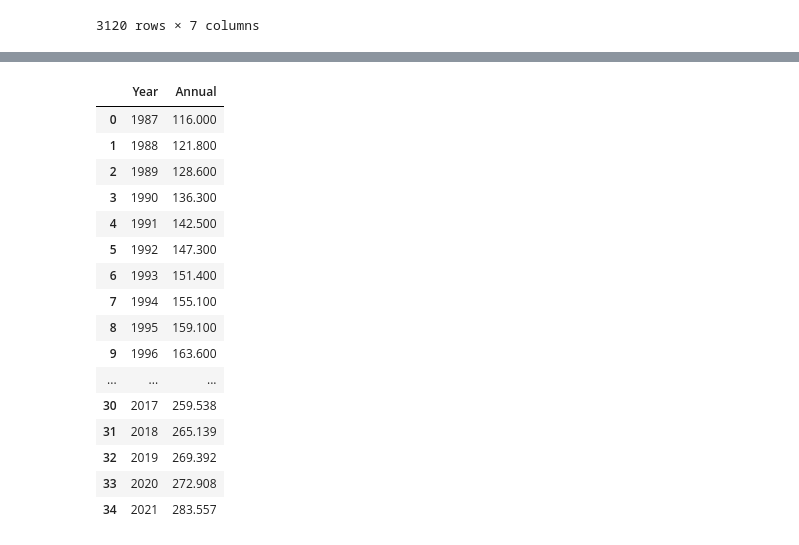
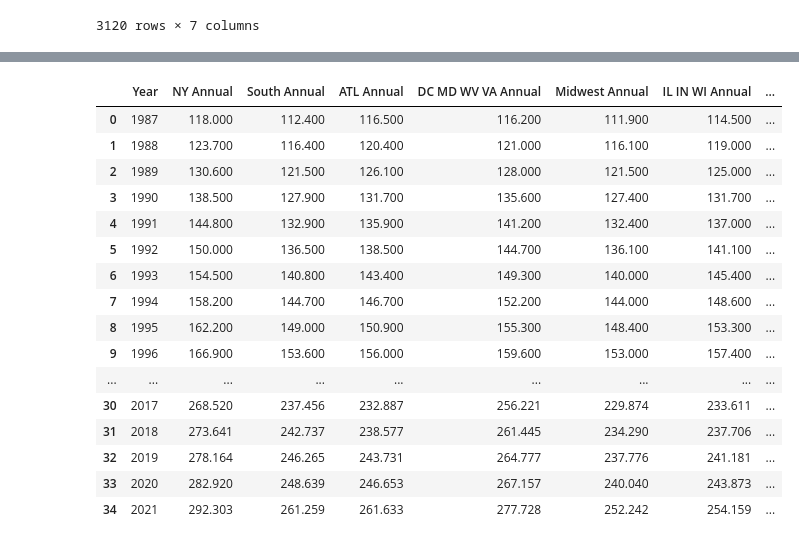
Before and after one commit to tyler-le/Natural-Disaster-Analysis, a Jupyter notebook: DataCheckpointGroup013-Wi22.ipynb, the cells around one changed output, grey strips where cells are left out. Saved outputs shown, nothing was run; the diff lists cells and outputs as text; code cells hidden in the pictures.

Commit message:
Add files via upload
Combined the tables for all the regions

```diff
--- a/DataCheckpointGroup013-Wi22.ipynb
+++ b/DataCheckpointGroup013-Wi22.ipynb
@@ -100,16 +100,3 @@ df_LOS = pd.read_csv("datasets/CPI Regions/CPILA.csv")
 df_SF = pd.read_csv("datasets/CPI Regions/CPISanFran.csv")
 df_PA_NJ_DE_MD = pd.read_csv("datasets/CPI Regions/CPIPA-NJ-DE-MD.csv")
 df_NORTHEAST = pd.read_csv("datasets/CPI Regions/CPINORTHEAST.csv")
-# %%
-#We want to just see the annual ammount, we dont care for each month
-df_NY = df_NY[['Year', 'Annual']]
-df_SOUTH = df_SOUTH[['Year', 'Annual']]
-df_ATL = df_ATL[['Year', 'Annual']]
-df_VA_MD_WV = df_VA_MD_WV[['Year', 'Annual']]
-df_MID = df_MID[['Year', 'Annual']]
-df_IL_IN_WI = df_IL_IN_WI[['Year', 'Annual']]
-df_WEST = df_WEST[['Year', 'Annual']]
-df_LOS = df_LOS[['Year', 'Annual']]
-df_SF = df_SF[['Year', 'Annual']]
-df_PA_NJ_DE_MD = df_PA_NJ_DE_MD[['Year', 'Annual']]
-df_NORTHEAST = df_NORTHEAST[['Year', 'Annual']]
@@ -326,20 +102,0 @@ df_PA_NJ_DE_MD
-# %%
-df_NORTHEAST
-# %% [output]
-|  | Year | Annual |
-| 0 | 1987 | 116.000 |
-| 1 | 1988 | 121.800 |
-| 2 | 1989 | 128.600 |
-| 3 | 1990 | 136.300 |
-| 4 | 1991 | 142.500 |
-| 5 | 1992 | 147.300 |
-| 6 | 1993 | 151.400 |
-| 7 | 1994 | 155.100 |
-| 8 | 1995 | 159.100 |
-| 9 | 1996 | 163.600 |
-| ... | ... | ... |
-| 30 | 2017 | 259.538 |
-| 31 | 2018 | 265.139 |
-| 32 | 2019 | 269.392 |
-| 33 | 2020 | 272.908 |
-| 34 | 2021 | 283.557 |
@@ -358,0 +160,20 @@ df_NORTHEAST
+# %%
+df_NY[['Year', 'NY Annual', 'South Annual', 'ATL Annual', 'DC MD WV VA Annual', 'Midwest Annual', 'IL IN WI Annual', 'West Annual', 'Los Angeles Annual', 'PA NJ DE MD Annual', 'Northeast Annual']]
+# %% [output]
+|  | Year | NY Annual | South Annual | ATL Annual | DC MD WV VA Annual | Midwest Annual | IL IN WI Annual | ... |
+| 0 | 1987 | 118.000 | 112.400 | 116.500 | 116.200 | 111.900 | 114.500 | ... |
+| 1 | 1988 | 123.700 | 116.400 | 120.400 | 121.000 | 116.100 | 119.000 | ... |
+| 2 | 1989 | 130.600 | 121.500 | 126.100 | 128.000 | 121.500 | 125.000 | ... |
+| 3 | 1990 | 138.500 | 127.900 | 131.700 | 135.600 | 127.400 | 131.700 | ... |
+| 4 | 1991 | 144.800 | 132.900 | 135.900 | 141.200 | 132.400 | 137.000 | ... |
+| 5 | 1992 | 150.000 | 136.500 | 138.500 | 144.700 | 136.100 | 141.100 | ... |
+| 6 | 1993 | 154.500 | 140.800 | 143.400 | 149.300 | 140.000 | 145.400 | ... |
+| 7 | 1994 | 158.200 | 144.700 | 146.700 | 152.200 | 144.000 | 148.600 | ... |
+| 8 | 1995 | 162.200 | 149.000 | 150.900 | 155.300 | 148.400 | 153.300 | ... |
+| 9 | 1996 | 166.900 | 153.600 | 156.000 | 159.600 | 153.000 | 157.400 | ... |
+| ... | ... | ... | ... | ... | ... | ... | ... | ... |
+| 30 | 2017 | 268.520 | 237.456 | 232.887 | 256.221 | 229.874 | 233.611 | ... |
+| 31 | 2018 | 273.641 | 242.737 | 238.577 | 261.445 | 234.290 | 237.706 | ... |
+| 32 | 2019 | 278.164 | 246.265 | 243.731 | 264.777 | 237.776 | 241.181 | ... |
+| 33 | 2020 | 282.920 | 248.639 | 246.653 | 267.157 | 240.040 | 243.873 | ... |
+| 34 | 2021 | 292.303 | 261.259 | 261.633 | 277.728 | 252.242 | 254.159 | ... |
```
Also changed, not shown: parts of 12 cells of this notebook.
